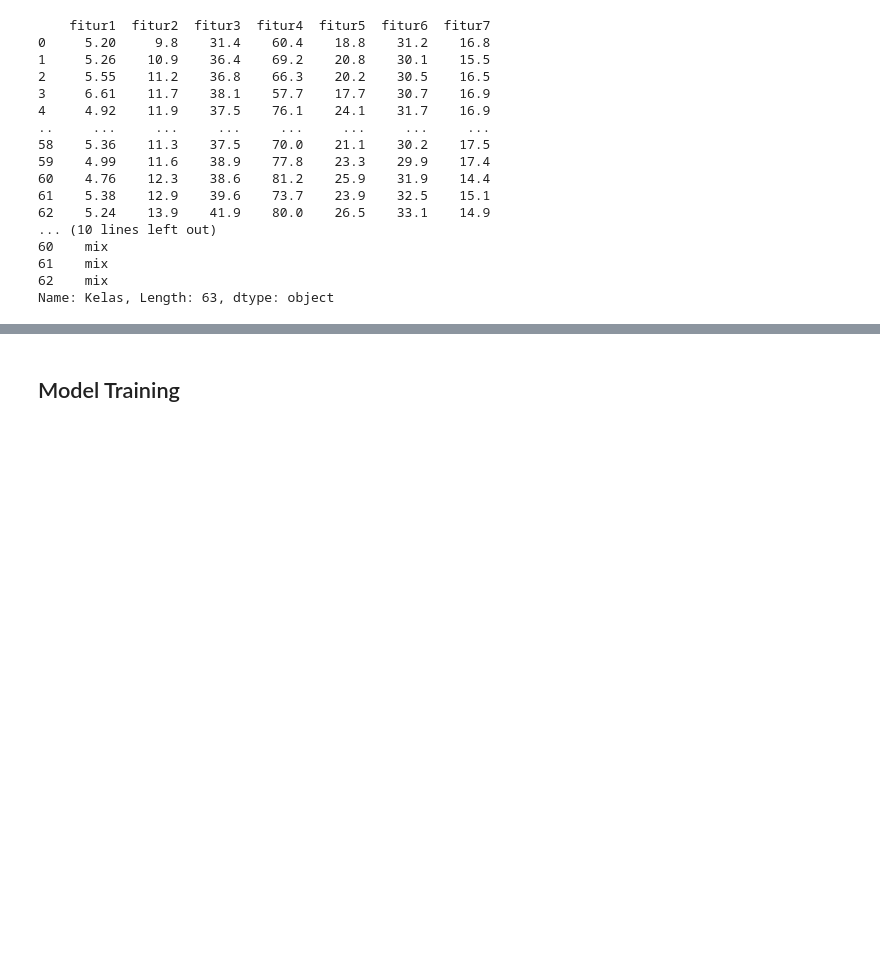
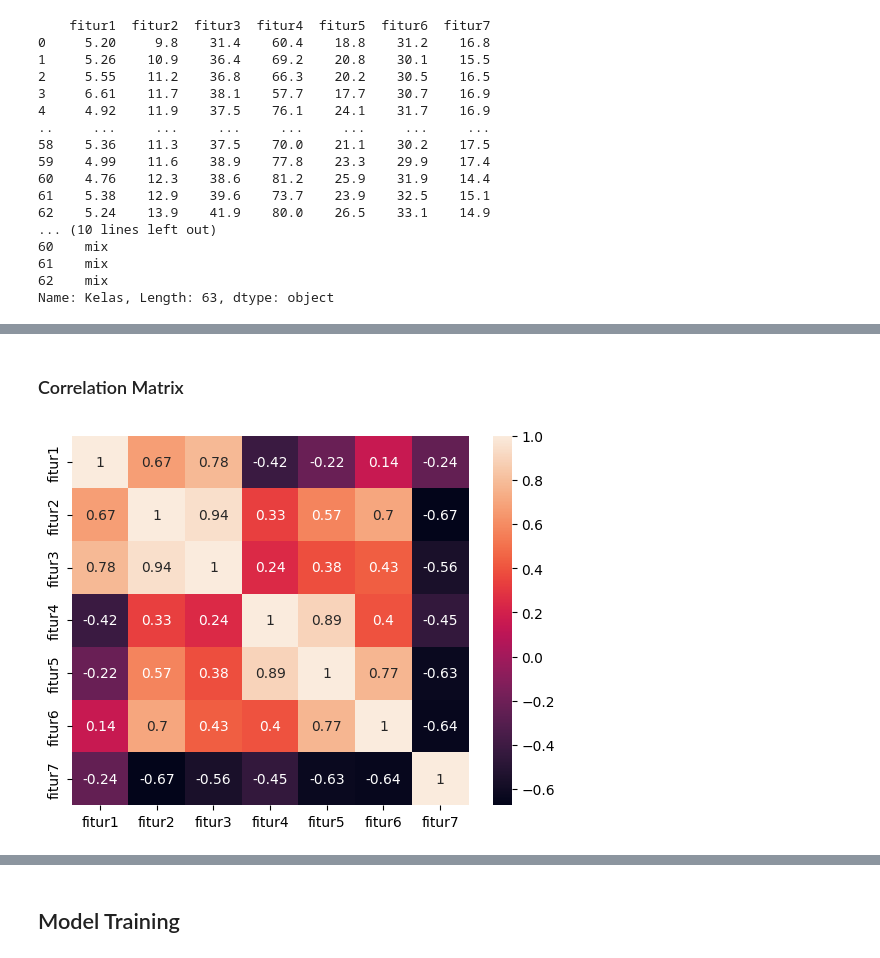
Before and after one commit to kopiademsigma/KNN-Classification, a Jupyter notebook: main.ipynb, the cells around one changed output, grey strips where cells are left out. Cells and saved outputs as stored; diff of their text form; code cells hidden in the pictures; blank space fills up the shorter version.

```diff
--- a/main.ipynb
+++ b/main.ipynb
@@ -84,0 +117,9 @@ Name: Kelas, Length: 63, dtype: object
+# %% [markdown]
+### Correlation Matrix
+# %%
+# correlation matrix
+corr = cleaned_training_data.corr()
+sns.heatmap(corr, annot=True)
+plt.show()
+# %% [output]
+[figure, added]
```
Also changed, not shown: parts of 11 cells of this notebook.
